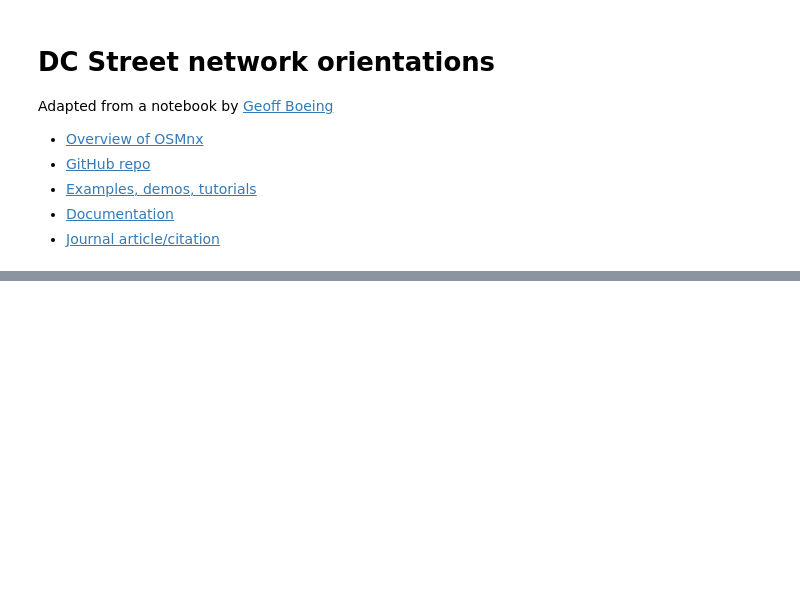
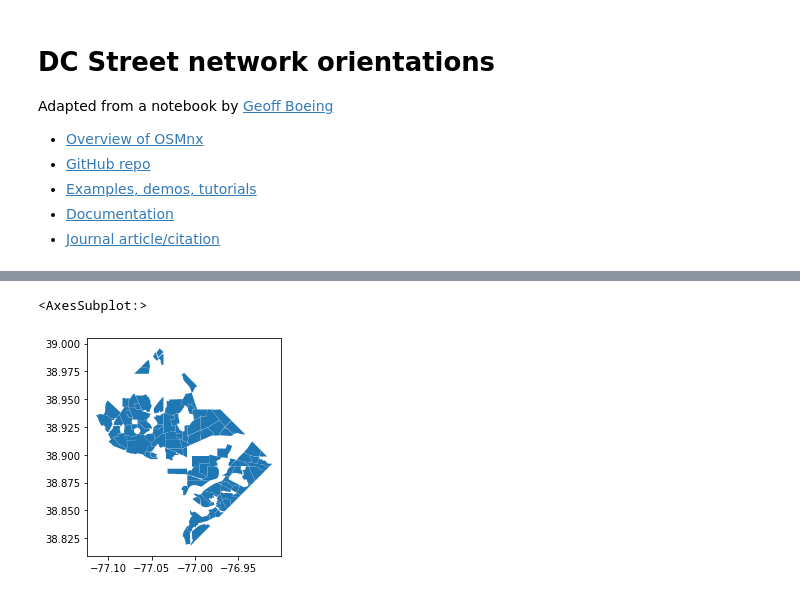
Before and after one commit to mlinds/DC-Street-orientation, a Jupyter notebook: DC_roses.ipynb, the cells around one changed output, grey strips where cells are left out. Drawn from its saved outputs; the diff is of its cells as text; code cells hidden in the pictures; blank space fills up the shorter version.

```diff
--- a/DC_roses.ipynb
+++ b/DC_roses.ipynb
@@ -94,0 +98,7 @@ You can also calculate the orientation entropy of a spatial graph with the `ox.b
+# %%
+all_hoods = ox.geometries.geometries_from_place('District of columbia, USA',tags={'place':'neighbourhood'},)
+# %%
+all_hoods.loc['relation'].plot()
+# %% [output]
+<AxesSubplot:>
+[figure, added]
```
Also changed, not shown: parts of 11 cells of this notebook, 4 other files.
